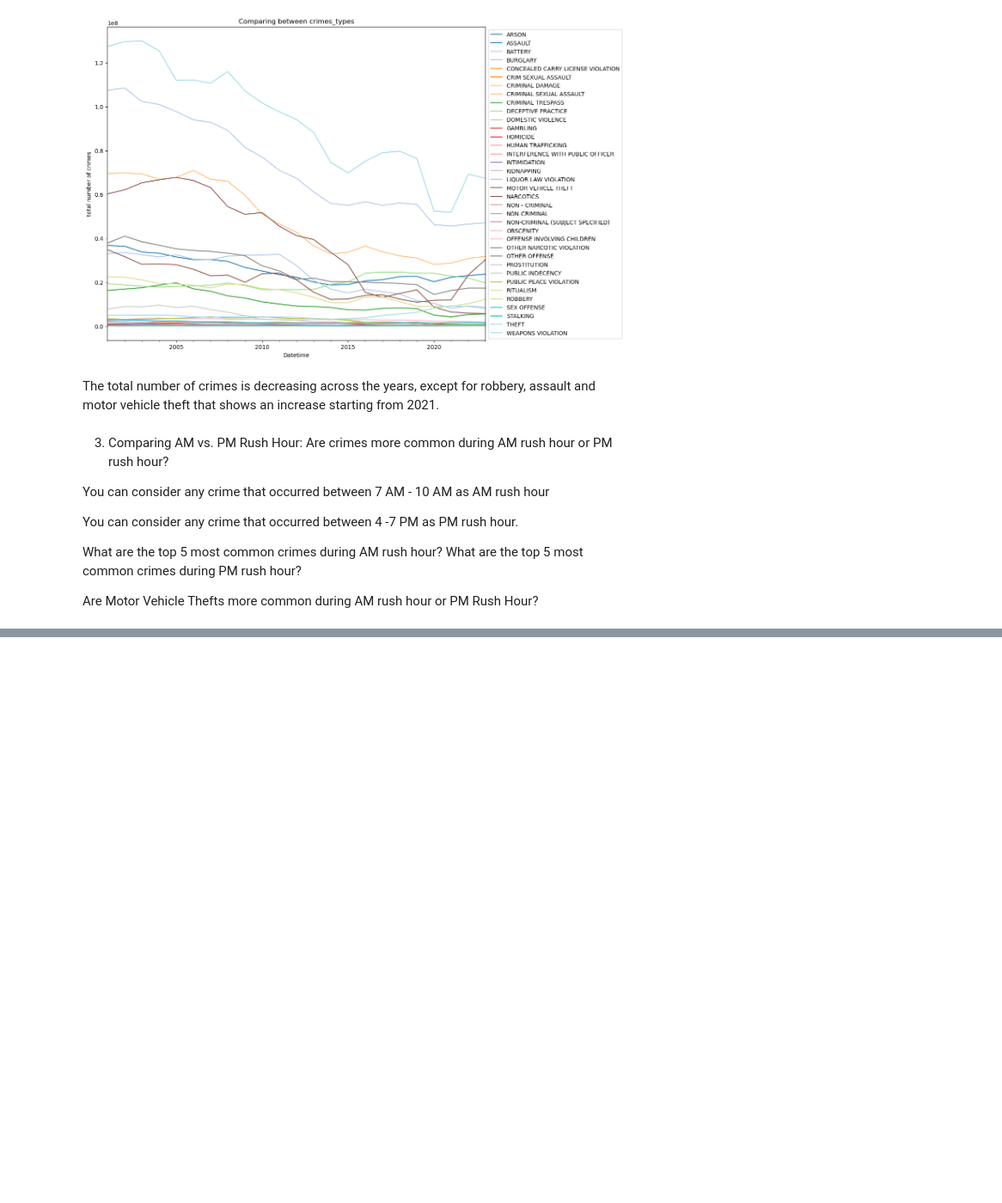
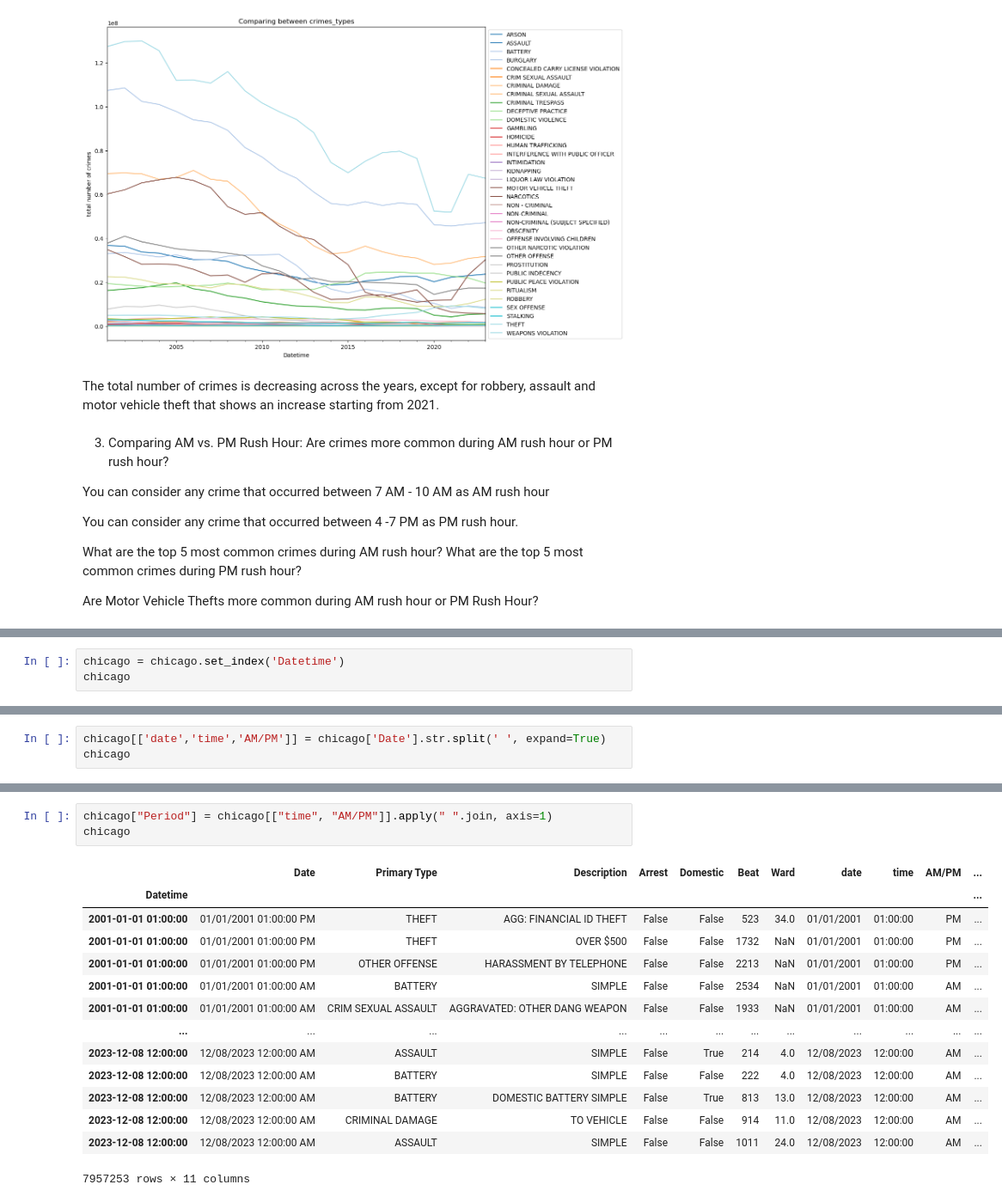
Before and after one commit to AsmaBenHmidene/Chicago-Crime, a Jupyter notebook: Prepare Chicago Crime Data for a GitHub Repository.ipynb, the cells around one changed output, grey strips where cells are left out. Shown at 86% size. Drawn from its saved outputs; the diff is of its cells as text; blank space fills up the shorter version.

```diff
--- a/Prepare Chicago Crime Data for a GitHub Repository.ipynb
+++ b/Prepare Chicago Crime Data for a GitHub Repository.ipynb
@@ -431,0 +455,3 @@ crimes_by_hour
+# %%
+chicago = chicago.set_index('Datetime')
+chicago
@@ -431,0 +473,3 @@ crimes_by_hour
+# %%
+chicago[['date','time','AM/PM']] = chicago['Date'].str.split(' ', expand=True)
+chicago
@@ -431,0 +511,18 @@ crimes_by_hour
+# %%
+chicago["Period"] = chicago[["time", "AM/PM"]].apply(" ".join, axis=1)
+chicago
+# %% [output]
+|  | Date | Primary Type | Description | Arrest | Domestic | Beat | Ward | date | time | AM/PM | ... |
+| Datetime |  |  |  |  |  |  |  |  |  |  | ... |
+| 2001-01-01 01:00:00 | 01/01/2001 01:00:00 PM | THEFT | AGG: FINANCIAL ID THEFT | False | False | 523 | 34.0 | 01/01/2001 | 01:00:00 | PM | ... |
+| 2001-01-01 01:00:00 | 01/01/2001 01:00:00 PM | THEFT | OVER $500 | False | False | 1732 | NaN | 01/01/2001 | 01:00:00 | PM | ... |
+| 2001-01-01 01:00:00 | 01/01/2001 01:00:00 PM | OTHER OFFENSE | HARASSMENT BY TELEPHONE | False | False | 2213 | NaN | 01/01/2001 | 01:00:00 | PM | ... |
+| 2001-01-01 01:00:00 | 01/01/2001 01:00:00 AM | BATTERY | SIMPLE | False | False | 2534 | NaN | 01/01/2001 | 01:00:00 | AM | ... |
+| 2001-01-01 01:00:00 | 01/01/2001 01:00:00 AM | CRIM SEXUAL ASSAULT | AGGRAVATED: OTHER DANG WEAPON | False | False | 1933 | NaN | 01/01/2001 | 01:00:00 | AM | ... |
+| ... | ... | ... | ... | ... | ... | ... | ... | ... | ... | ... | ... |
+| 2023-12-08 12:00:00 | 12/08/2023 12:00:00 AM | ASSAULT | SIMPLE | False | True | 214 | 4.0 | 12/08/2023 | 12:00:00 | AM | ... |
+| 2023-12-08 12:00:00 | 12/08/2023 12:00:00 AM | BATTERY | SIMPLE | False | False | 222 | 4.0 | 12/08/2023 | 12:00:00 | AM | ... |
+| 2023-12-08 12:00:00 | 12/08/2023 12:00:00 AM | BATTERY | DOMESTIC BATTERY SIMPLE | False | True | 813 | 13.0 | 12/08/2023 | 12:00:00 | AM | ... |
+| 2023-12-08 12:00:00 | 12/08/2023 12:00:00 AM | CRIMINAL DAMAGE | TO VEHICLE | False | False | 914 | 11.0 | 12/08/2023 | 12:00:00 | AM | ... |
+| 2023-12-08 12:00:00 | 12/08/2023 12:00:00 AM | ASSAULT | SIMPLE | False | False | 1011 | 24.0 | 12/08/2023 | 12:00:00 | AM | ... |
+7957253 rows × 11 columns
```
Also changed, not shown: parts of 21 cells of this notebook.
